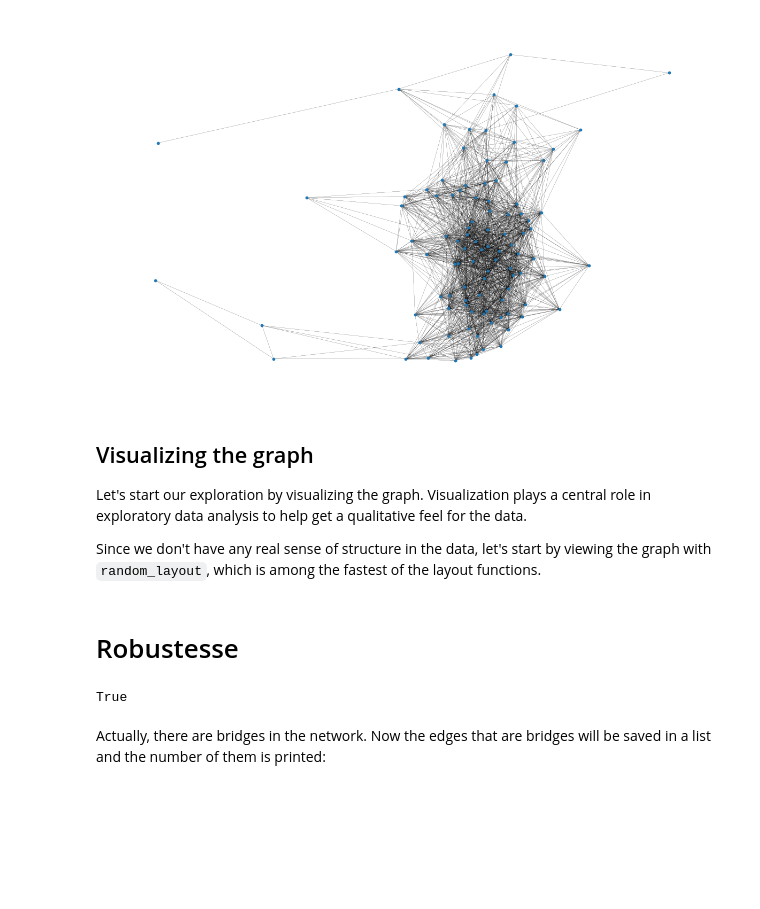
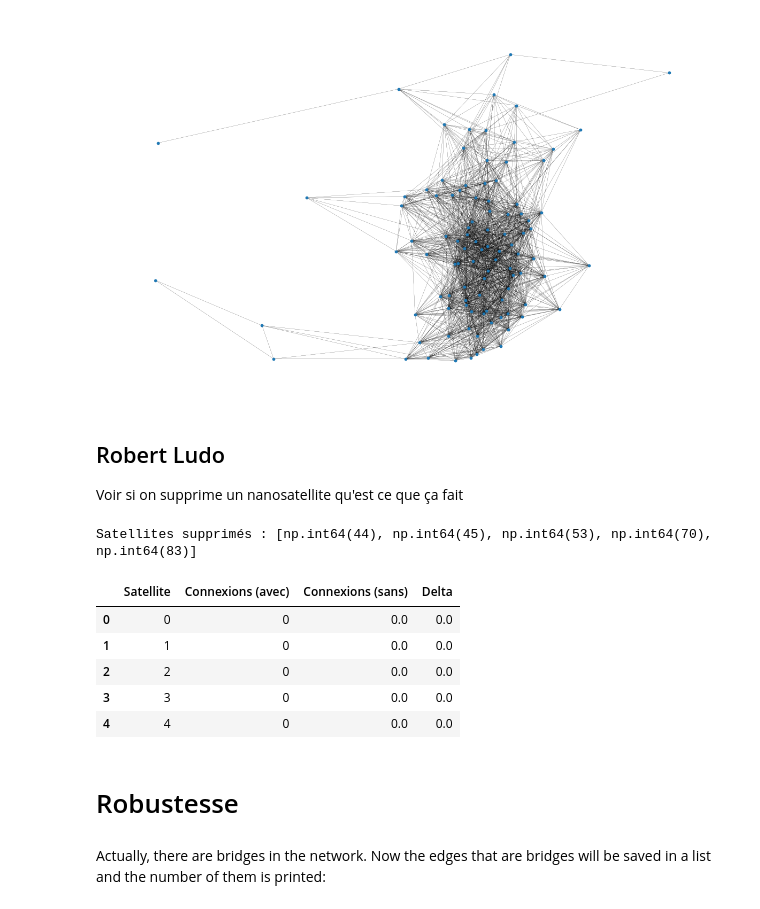
Before and after one commit to Emma-html/projet_reseaux_IA, a Jupyter notebook: partie2.ipynb, the cells around one changed output. Saved outputs shown, nothing was run; the diff lists cells and outputs as text; code cells hidden in the pictures; blank space fills up the shorter version.

Commit message:
robert ludo

```diff
--- a/partie2.ipynb
+++ b/partie2.ipynb
@@ -66,13 +67,7 @@ ax.axis("off")
 nx.draw_networkx(graph, pos=pos, ax=ax, **plot_options)
 # %% [output]
 [figure]
-# %% [markdown]
-## Visualizing the graph
-
-Let's start our exploration by visualizing the graph. Visualization plays a
-central role in exploratory data analysis to help get a qualitative feel for
-the data.
-
-Since we don't have any real sense of structure in the data, let's start by
-viewing the graph with `random_layout`, which is among the fastest of the layout
-functions.
+# %% [markdown]
+## Robert Ludo
+
+Voir si on supprime un nanosatellite qu'est ce que ça fait
@@ -79,9 +138,18 @@ functions.
+# %%
+df = pd.read_csv("Traces.csv", header=None)
+supprimes, resultats = analyse_suppression_aleatoire(df, nb_a_supprimer=5, timestep=5000,  seed=42)
+print("Satellites supprimés :", supprimes)
+display(resultats.head())
+# %% [output]
+Satellites supprimés : [np.int64(44), np.int64(45), np.int64(53), np.int64(70), np.int64(83)]
+|  | Satellite | Connexions (avec) | Connexions (sans) | Delta |
+| 0 | 0 | 0 | 0.0 | 0.0 |
+| 1 | 1 | 0 | 0.0 | 0.0 |
+| 2 | 2 | 0 | 0.0 | 0.0 |
+| 3 | 3 | 0 | 0.0 | 0.0 |
+| 4 | 4 | 0 | 0.0 | 0.0 |
 # %% [markdown]
 # Robustesse
-# %%
-nx.has_bridges(graph)
-# %% [output]
-True
 # %% [markdown]
 Actually, there are bridges in the network. Now the edges that are bridges will be saved in a list and the number of them is printed:
 # %%
```
Also changed, not shown: parts of 3 cells of this notebook.
